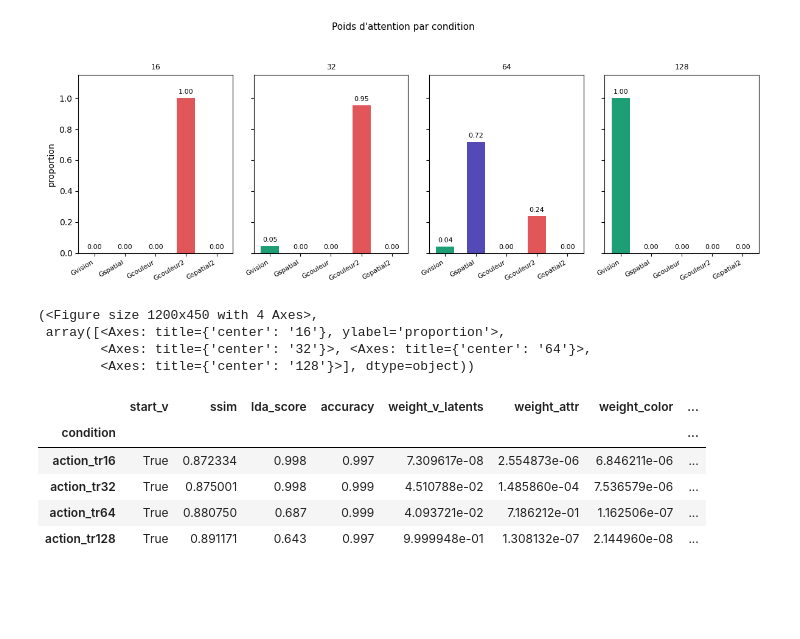
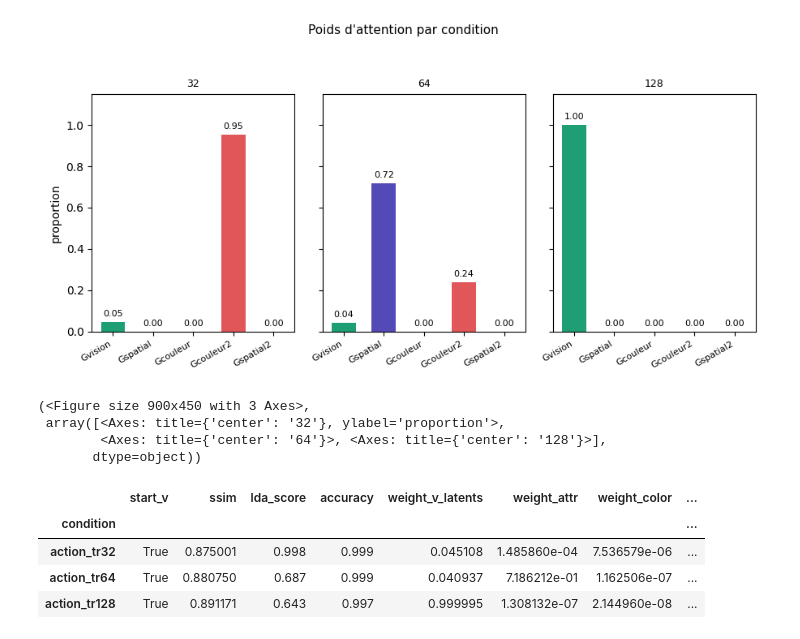
Before and after one commit to lucas-ch/gwsyn, a Jupyter notebook: notebooks/action.ipynb, the cells around one changed output. Drawn from its saved outputs; the diff is of its cells as text; code cells hidden in the pictures; blank space fills up the shorter version.

```diff
--- a/notebooks/action.ipynb
+++ b/notebooks/action.ipynb
@@ -21,7 +13,7 @@ from syn_project.utils_notebook import *
 
 %matplotlib widget
 # %%
-CONDITIONS = ["action_tr16", "action_tr32", "action_tr64", "action_tr128"]
+CONDITIONS = ["action_tr32", "action_tr64", "action_tr128"]
 START_VISION = [True]
 KEY_DIMS = ["v_latents", "attr", "color", "v_attr_color", "v_color_attr"]
 checkpoint_epoch = 0
@@ -34,51 +26,48 @@ metrics_df = compute_metrics_table(
         split="test",
         checkpoint_epoch=checkpoint_epoch,
     )
-display_metrics_table(metrics_df)  # en Jupyter : afficher directement la sortie
 
     # --- Poids d'attention ---
 weights = compute_attention_weights(CONDITIONS, KEY_DIMS, checkpoint_epoch)
 
 plot_attention_weights(
     weights,
     key_dims=KEY_DIMS,
     x_labels={
         "v_latents": "Gvision",
         "attr": "Gspatial",
         "color": "Gcouleur",
         "v_attr_color": "Gcouleur2",
         "v_color_attr": "Gspatial2",
     },
     subplot_titles={
-        "action_tr16": "16",
         "action_tr32": "32",
         "action_tr64": "64",
         "action_tr128": "128",
     },
     colors={
         "v_latents": "#1D9E75",
         "attr": "#534AB7",
         "color": "#534AB7",
         "v_attr_color": "#E15759",
         "v_color_attr": "#E15759",
     },
     suptitle="Poids d'attention par condition",
 )
 # %% [output]
-[figure, old version]
+[figure, new version]
-(<Figure size 1200x450 with 4 Axes>,
- array([<Axes: title={'center': '16'}, ylabel='proportion'>,
-        <Axes: title={'center': '32'}>, <Axes: title={'center': '64'}>,
-        <Axes: title={'center': '128'}>], dtype=object))
+(<Figure size 900x450 with 3 Axes>,
+ array([<Axes: title={'center': '32'}, ylabel='proportion'>,
+        <Axes: title={'center': '64'}>, <Axes: title={'center': '128'}>],
+       dtype=object))
 # %%
 metrics_df
 # %% [output]
 |  | start_v | ssim | lda_score | accuracy | weight_v_latents | weight_attr | weight_color | ... |
 | condition |  |  |  |  |  |  |  | ... |
-| action_tr16 | True | 0.872334 | 0.998 | 0.997 | 7.309617e-08 | 2.554873e-06 | 6.846211e-06 | ... |
-| action_tr32 | True | 0.875001 | 0.998 | 0.999 | 4.510788e-02 | 1.485860e-04 | 7.536579e-06 | ... |
-| action_tr64 | True | 0.880750 | 0.687 | 0.999 | 4.093721e-02 | 7.186212e-01 | 1.162506e-07 | ... |
-| action_tr128 | True | 0.891171 | 0.643 | 0.997 | 9.999948e-01 | 1.308132e-07 | 2.144960e-08 | ... |
+| action_tr32 | True | 0.875001 | 0.998 | 0.999 | 0.045108 | 1.485860e-04 | 7.536579e-06 | ... |
+| action_tr64 | True | 0.880750 | 0.687 | 0.999 | 0.040937 | 7.186212e-01 | 1.162506e-07 | ... |
+| action_tr128 | True | 0.891171 | 0.643 | 0.997 | 0.999995 | 1.308132e-07 | 2.144960e-08 | ... |
 # %%
 pub_df = build_publication_table(
     metrics_df,
```
Also changed, not shown: parts of 4 cells of this notebook, 3 other files.
